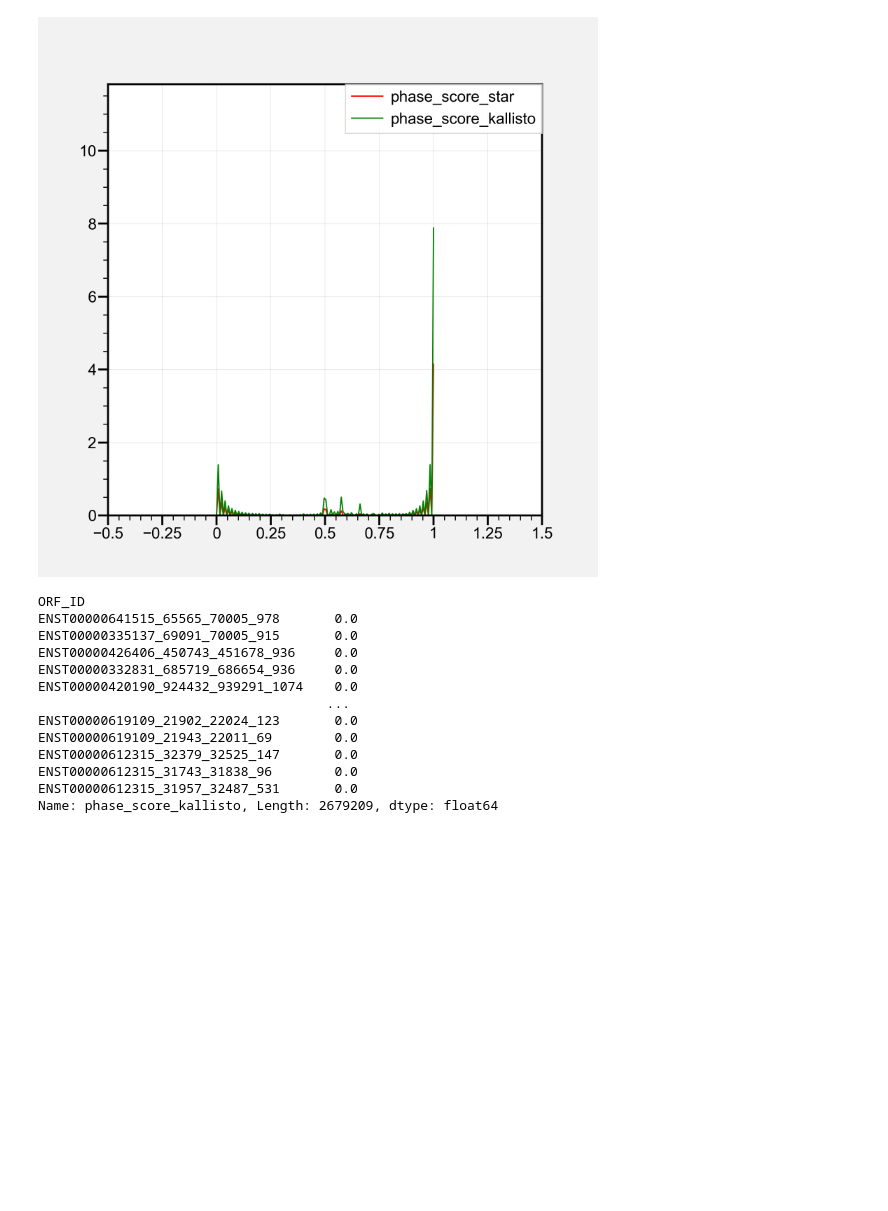
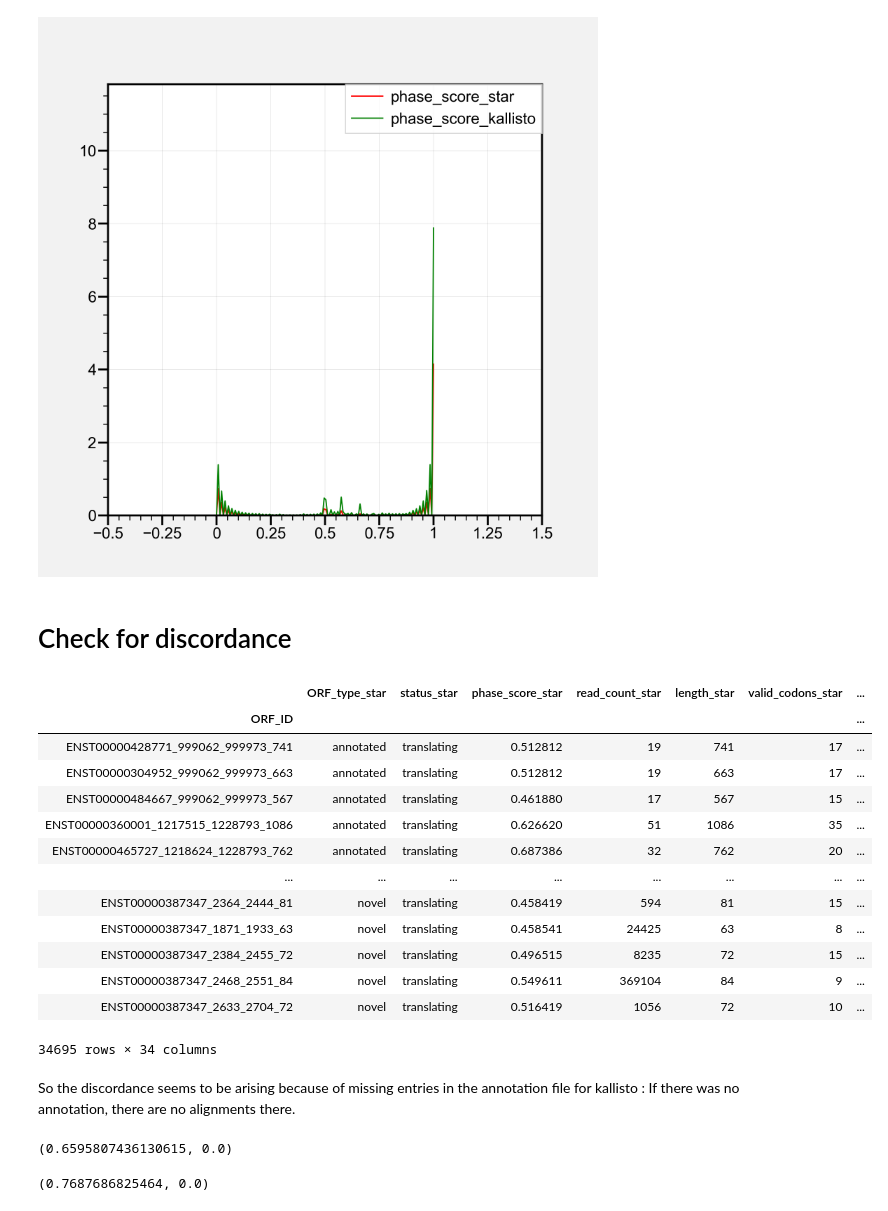
Before and after one commit to saketkc/re-ribo-smk, a Jupyter notebook: notebooks/08.Compare-kallisto-STAR-ribotricer.ipynb, the cells around one changed output. Cells and saved outputs as stored; diff of their text form; code cells hidden in the pictures; blank space fills up the shorter version.

```diff
--- a/notebooks/08.Compare-kallisto-STAR-ribotricer.ipynb
+++ b/notebooks/08.Compare-kallisto-STAR-ribotricer.ipynb
@@ -38,19 +46,25 @@ sns.kdeplot(merged_df['phase_score_kallisto'], color='green')
 # %% [output]
 <matplotlib.axes._subplots.AxesSubplot at 0x...>
 [figure]
-# %%
-The margin of space between axes edges and objects plotted inside the axes, if xlim and ylim are unset.
-# %% [output]
-ORF_ID
-ENST00000641515_65565_70005_978       0.0
-ENST00000335137_69091_70005_915       0.0
-ENST00000426406_450743_451678_936     0.0
-ENST00000332831_685719_686654_936     0.0
-ENST00000420190_924432_939291_1074    0.0
-                                     ...
-ENST00000619109_21902_22024_123       0.0
-ENST00000619109_21943_22011_69        0.0
-ENST00000612315_32379_32525_147       0.0
-ENST00000612315_31743_31838_96        0.0
-ENST00000612315_31957_32487_531       0.0
-Name: phase_score_kallisto, Length: 2679209, dtype: float64
+# %% [markdown]
+# Check for discordance
+# %%
+merged_df_discordant = merged_df[merged_df['status_star']!=merged_df['status_kallisto']]
+merged_df_discordant
+# %% [output]
+|  | ORF_type_star | status_star | phase_score_star | read_count_star | length_star | valid_codons_star | ... |
+| ORF_ID |  |  |  |  |  |  | ... |
+| ENST00000428771_999062_999973_741 | annotated | translating | 0.512812 | 19 | 741 | 17 | ... |
+| ENST00000304952_999062_999973_663 | annotated | translating | 0.512812 | 19 | 663 | 17 | ... |
+| ENST00000484667_999062_999973_567 | annotated | translating | 0.461880 | 17 | 567 | 15 | ... |
+| ENST00000360001_1217515_1228793_1086 | annotated | translating | 0.626620 | 51 | 1086 | 35 | ... |
+| ENST00000465727_1218624_1228793_762 | annotated | translating | 0.687386 | 32 | 762 | 20 | ... |
+| ... | ... | ... | ... | ... | ... | ... | ... |
+| ENST00000387347_2364_2444_81 | novel | translating | 0.458419 | 594 | 81 | 15 | ... |
+| ENST00000387347_1871_1933_63 | novel | translating | 0.458541 | 24425 | 63 | 8 | ... |
+| ENST00000387347_2384_2455_72 | novel | translating | 0.496515 | 8235 | 72 | 15 | ... |
+| ENST00000387347_2468_2551_84 | novel | translating | 0.549611 | 369104 | 84 | 9 | ... |
+| ENST00000387347_2633_2704_72 | novel | translating | 0.516419 | 1056 | 72 | 10 | ... |
+34695 rows × 34 columns
+# %% [markdown]
+So the discordance seems to be arising because of missing entries in the annotation file for kallisto : If there was no annotation, there are no alignments there.
@@ -56,0 +81,8 @@ Name: phase_score_kallisto, Length: 2679209, dtype: float64
+# %%
+pearsonr(merged_df_subset['read_density_star'], merged_df_subset['read_density_kallisto'])
+# %% [output]
+(0.6595807436130615, 0.0)
+# %%
+pearsonr(merged_df_subset['phase_score_star'], y=merged_df_subset['phase_score_kallisto'])
+# %% [output]
+(0.7687686825464, 0.0)
```
Also changed, not shown: parts of 12 cells of this notebook.
